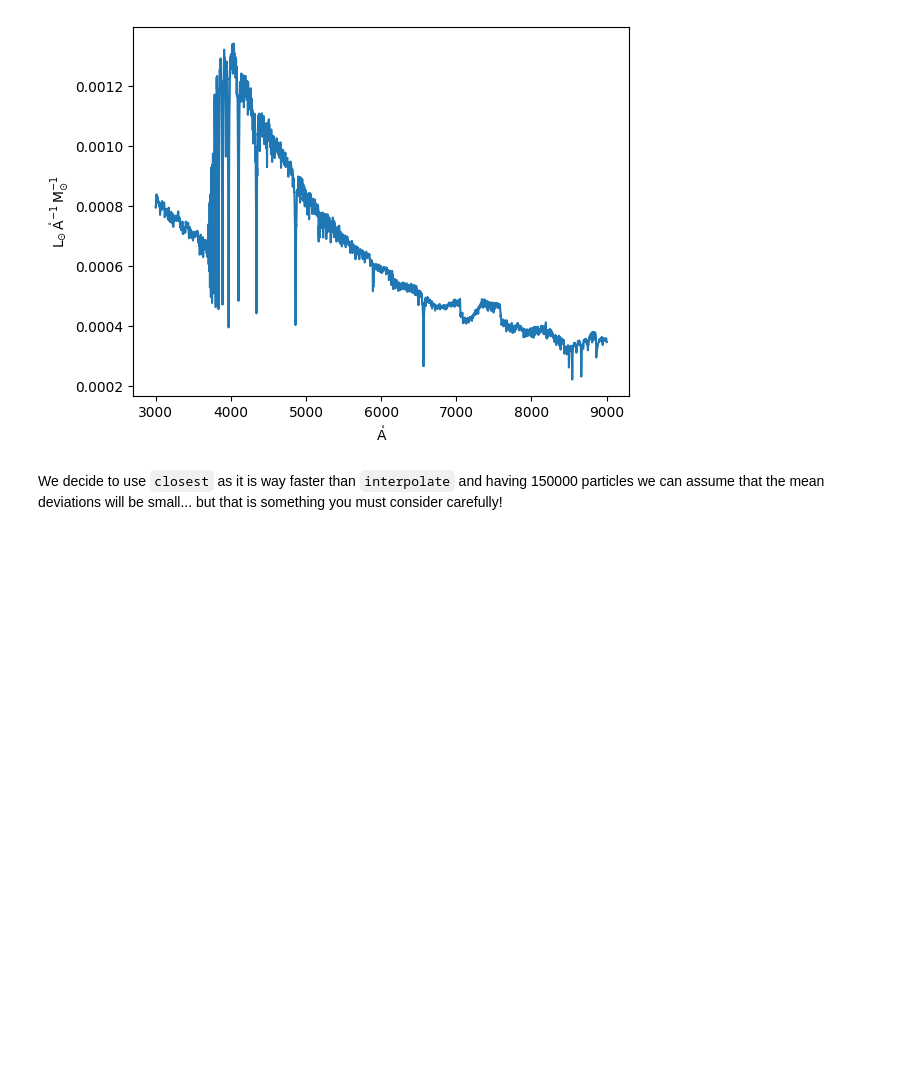
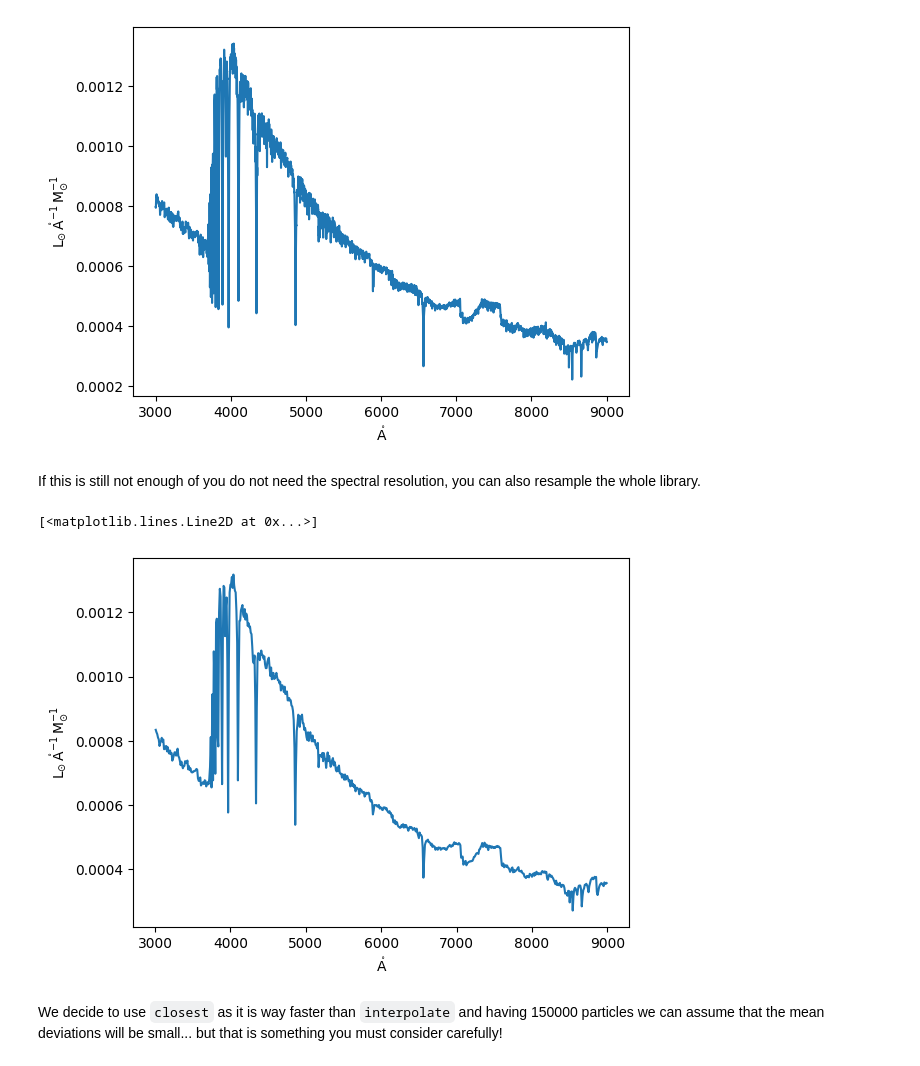
Before and after one commit to miles-iac/milespy, a Jupyter notebook: docs/tutorials/example_simulation_data.ipynb, the cells around one changed output. Drawn from its saved outputs; the diff is of its cells as text; code cells hidden in the pictures; blank space fills up the shorter version.

Commit message:
Add resample using SpectRes for spectra and libraries

```diff
--- a/docs/tutorials/example_simulation_data.ipynb
+++ b/docs/tutorials/example_simulation_data.ipynb
@@ -45,6 +45,14 @@ plt.plot(lib.models.spectral_axis, lib.models[10].flux)
 # %% [output]
 [<matplotlib.lines.Line2D at 0x...>]
 [figure]
+# %% [markdown]
+If this is still not enough of you do not need the spectral resolution, you can also resample the whole library.
+# %%
+lib.resample(np.arange(3010, 9000, 10)<<u.AA)
+plt.plot(lib.models.spectral_axis, lib.models[10].flux)
+# %% [output]
+[<matplotlib.lines.Line2D at 0x...>]
+[figure, added]
 # %% [markdown]
 We decide to use `closest` as it is way faster than `interpolate` and having 150000 particles we can assume that the mean deviations will be small... but that is something you must consider carefully!
 # %%
```
Also changed, not shown: parts of 3 cells of this notebook, 10 other files.
